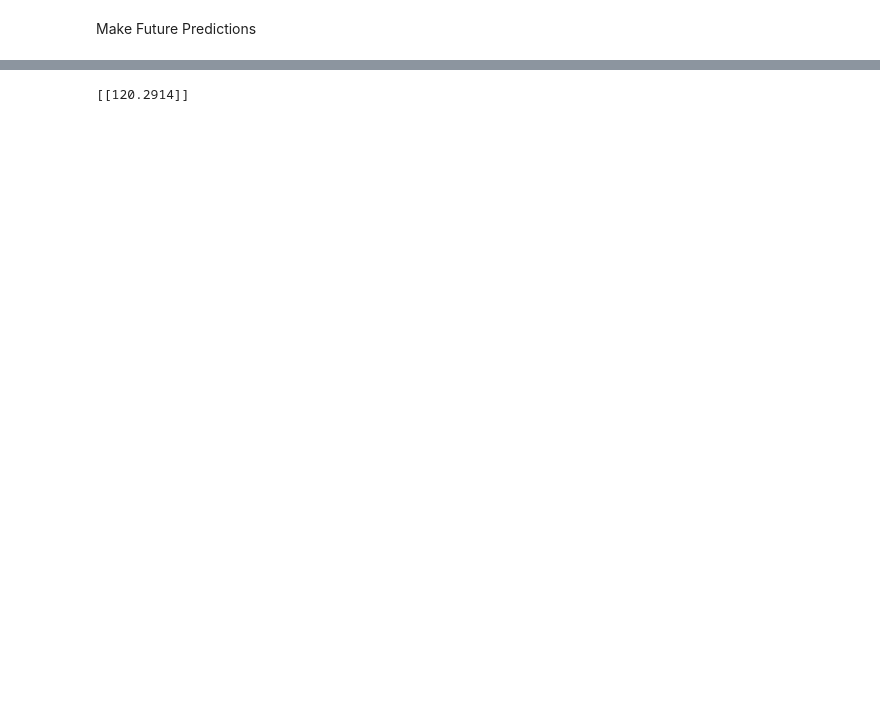
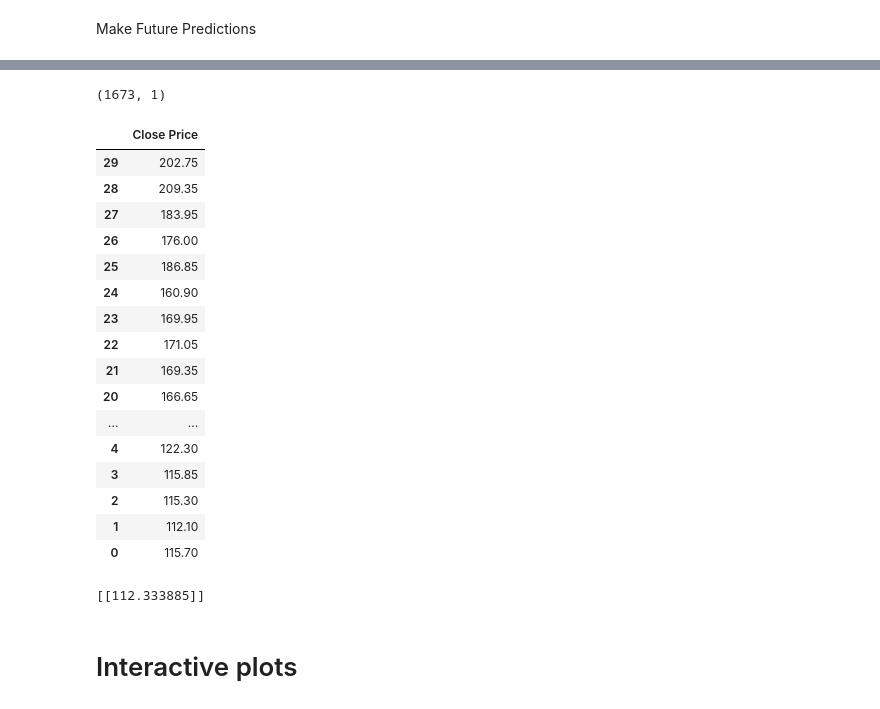
Before and after one commit to abhiwalia15/AI-for-Finance-Stocks-real-time-analysis-, a Jupyter notebook: Aditya Birla F/AdityaBirlaFRL.ipynb, the cells around one changed output, grey strips where cells are left out. Drawn from its saved outputs; the diff is of its cells as text; code cells hidden in the pictures; blank space fills up the shorter version.

```diff
--- a/Aditya Birla F/AdityaBirlaFRL.ipynb
+++ b/Aditya Birla F/AdityaBirlaFRL.ipynb
@@ -230,2 +242,8 @@ valid[:10]
 # %% [markdown]
 Make Future Predictions
+# %%
+#Get the quote
+feature_quote = pd.read_csv('535755.csv')
+#Create a new dataframe
+new_df = feature_quote.filter(['Close Price'])
+new_df = new_df.reindex(index=new_df.index[::-1])
@@ -232,17 +259,37 @@ Make Future Predictions
+# %%
+new_df.shape
+# %% [output]
+(1673, 1)
+# %%
+new_df[-30:]
+# %% [output]
+|  | Close Price |
+| 29 | 202.75 |
+| 28 | 209.35 |
+| 27 | 183.95 |
+| 26 | 176.00 |
+| 25 | 186.85 |
+| 24 | 160.90 |
+| 23 | 169.95 |
+| 22 | 171.05 |
+| 21 | 169.35 |
+| 20 | 166.65 |
+| ... | ... |
+| 4 | 122.30 |
+| 3 | 115.85 |
+| 2 | 115.30 |
+| 1 | 112.10 |
+| 0 | 115.70 |
 # %%
-#Get the quote
-feature_quote = pd.read_csv('535755.csv')
-#Create a new dataframe
-new_df = feature_quote.filter(['Close Price'])
 
 #Get teh last 60 day closing price
-last_1_days = new_df[:5].values
+last_5_days = new_df[-30:].values
 #Scale the data to be values between 0 and 1
-last_1_days_scaled = scaler.transform(last_1_days)
+last_5_days_scaled = scaler.transform(last_5_days)
 #Create an empty list
 X_test = []
 #Append teh past 1 days
-X_test.append(last_1_days_scaled)
+X_test.append(last_5_days_scaled)
 #Convert the X_test data set to a numpy array
 X_test = np.array(X_test)
 #Reshape the data
@@ -253,4 +300,6 @@ pred_price = model.predict(X_test)
 pred_price = scaler.inverse_transform(pred_price)
 print(pred_price)
 # %% [output]
-[[120.2914]]
+[[112.333885]]
+# %% [markdown]
+# Interactive plots
```
Also changed, not shown: parts of 20 cells of this notebook, 1 other file.
